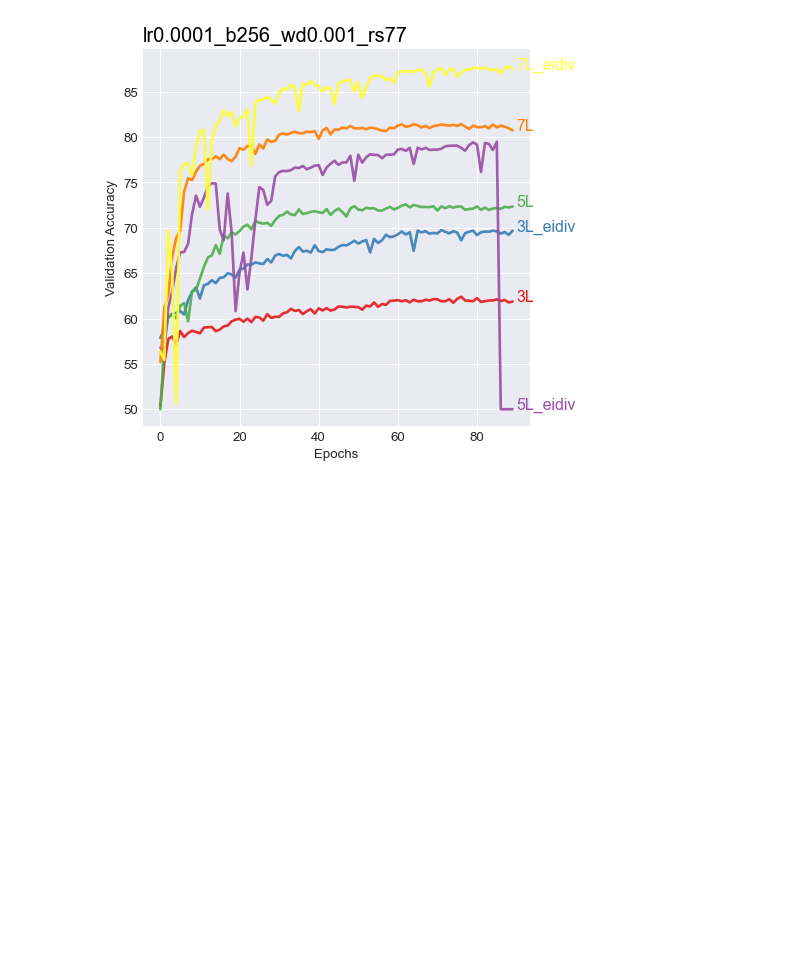
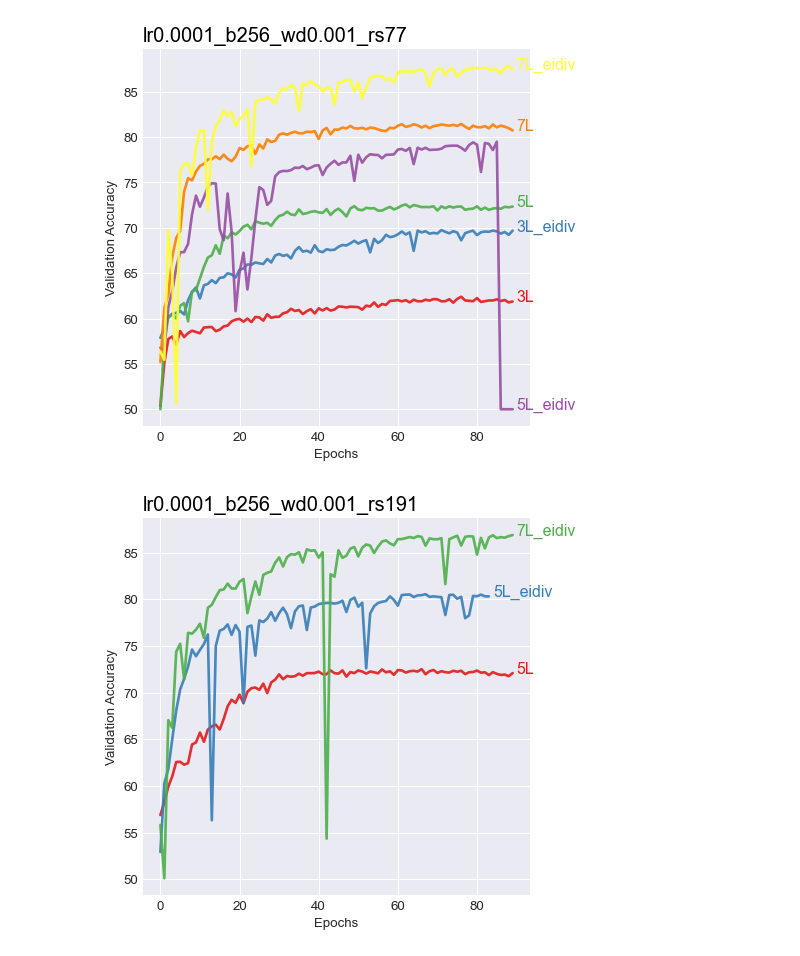
Before and after one commit to hiyuantang/marked_long, a Jupyter notebook: results/vis.ipynb, the cells around one changed output. Drawn from its saved outputs; the diff is of its cells as text; code cells hidden in the pictures; blank space fills up the shorter version.

Commit message:
upload new results

```diff
--- a/results/vis.ipynb
+++ b/results/vis.ipynb
@@ -42,6 +42,14 @@ L5eidiv_rs77 = get_val_results('./rs77_new/5Leidiv.txt')
 L5eidiv_rs77_alt = get_val_results('./rs77_new/5Leidiv_alt.txt')
 L7_rs77 = get_val_results('./rs77_new/7L.txt')
 L7eidiv_rs77 = get_val_results('./rs77_new/7Leidiv.txt')
+
+#validation results from -b 256 --epochs 90 --wd 0.001 --lr 0.0001 --rs191 datasplit 8:2
+#L3_rs77 = get_val_results('./rs191/3L.txt')
+#L3eidiv_rs77 = get_val_results('./rs191/3Leidiv.txt')
+L5_rs191 = get_val_results('./rs191/5L.txt')
+L5eidiv_rs191 = get_val_results('./rs191/5Leidiv.txt')
+#L7_rs77 = get_val_results('./rs191/7L.txt')
+L7eidiv_rs191 = get_val_results('./rs191/7Leidiv.txt')
 # %%
 acc_list = np.array([L3_rs53, L3eidiv_rs53, L5_rs53, L5eidiv_rs53, L7_rs53, L7eidiv_rs53], dtype=object)
 name_list = np.array(['3L', '3L_eidiv', '5L', '5L_eidiv', '7L', '7L_eidiv'])
@@ -54,3 +62,9 @@ name_list = np.array(['3L', '3L_eidiv', '5L', '5L_eidiv', '7L', '7L_eidiv'])
 vis(acc_list, name_list, 'lr0.0001_b256_wd0.001_rs77')
 # %% [output]
 [figure]
+# %%
+acc_list = np.array([L5_rs191, L5eidiv_rs191, L7eidiv_rs191], dtype=object)
+name_list = np.array(['5L', '5L_eidiv', '7L_eidiv'])
+vis(acc_list, name_list, 'lr0.0001_b256_wd0.001_rs191')
+# %% [output]
+[figure, added]
```
Also changed, not shown: 4 other files.
